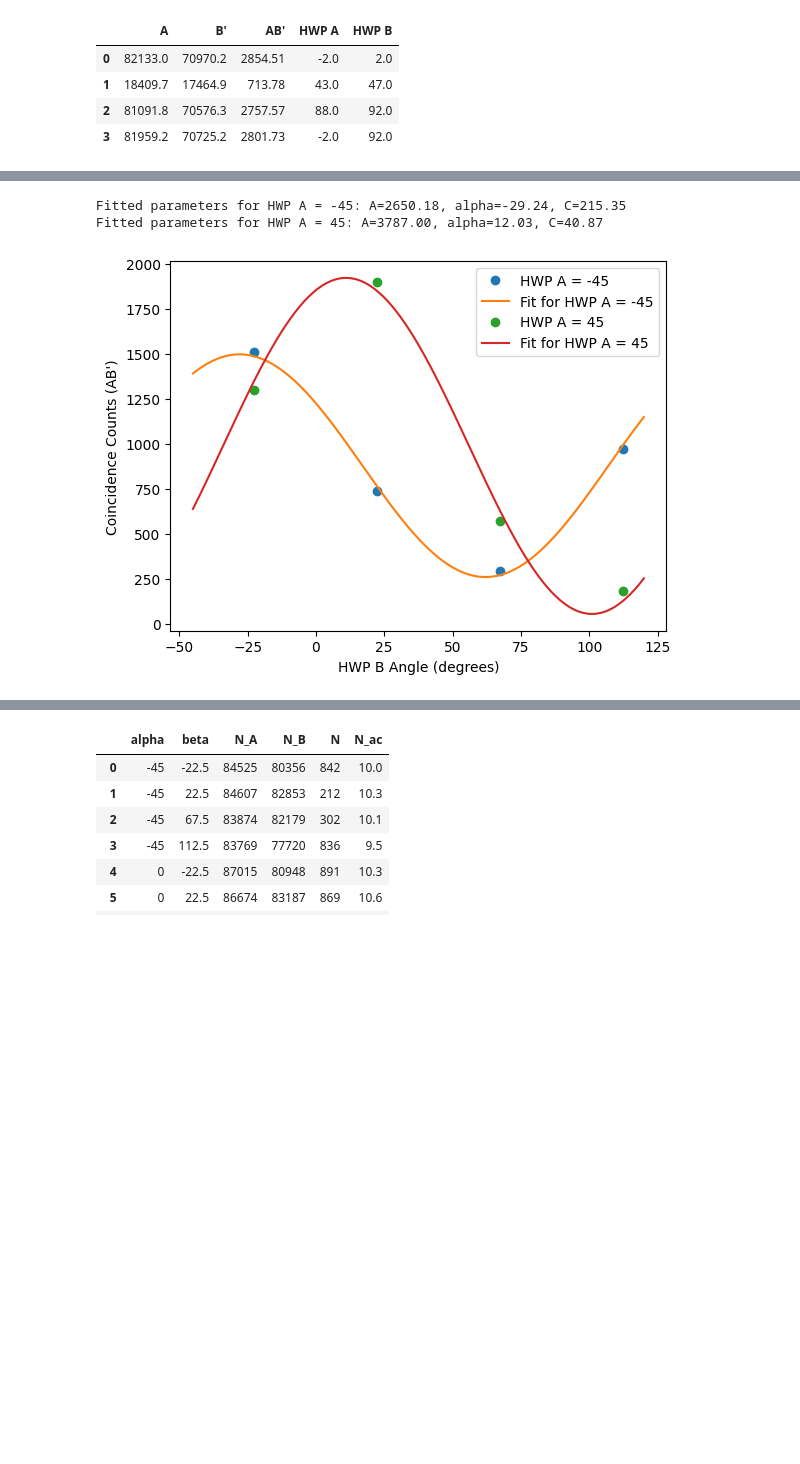
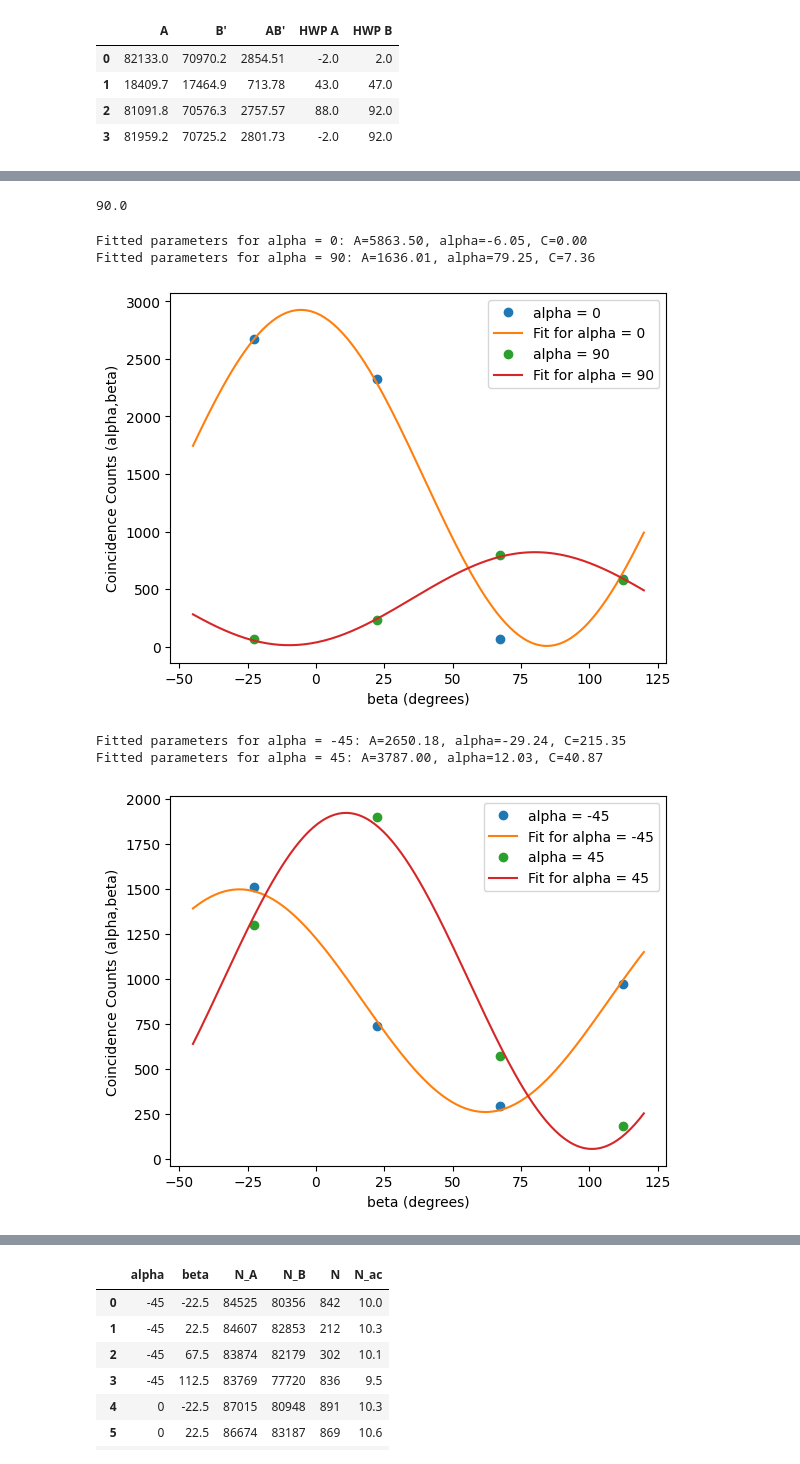
Before and after one commit to curtisjhu/bells-inequality, a Jupyter notebook: final.ipynb, the cells around one changed output, grey strips where cells are left out. Drawn from its saved outputs; the diff is of its cells as text; code cells hidden in the pictures; blank space fills up the shorter version.

```diff
--- a/final.ipynb
+++ b/final.ipynb
@@ -115,6 +115,6 @@ data[['A', "B'", "AB'", "HWP A", "HWP B"]].head()
 import pandas as pd
 
 data = pd.read_csv('final_alpha_beta_plots_data.csv')
-coincidences = data[['A', "B'", "AB'", "HWP A", "HWP B"]]
+coincidences = data[['A', "B'", "AB'", "alpha", "beta"]]
 coincidences
 # %% [output]
@@ -135,46 +135,53 @@ coincidences
 | 13 | 16831.9 | 17268.3 | 793.49 | 90.0 | 67.5 |
 | 14 | 16905.7 | 60748.7 | 231.43 | 90.0 | 22.5 |
 | 15 | 16865.8 | 67321.1 | 63.15 | 90.0 | -22.5 |
+# %%
+67.5 + 22.5
+# %% [output]
+90.0
 # %%
 import matplotlib.pyplot as plt
 from scipy.optimize import curve_fit
 import numpy as np
 
 def model(beta, A, alpha, C):
 	phi = 25  # Assuming phi = 0 for simplicity
 	theta_l = 45
 
 	alpha = np.radians(alpha) # I think used as an "offset" here
 	beta = np.radians(beta)
 	phi = np.radians(phi)
 	theta_l = np.radians(theta_l)
 
 	return A * (np.sin(alpha)**2 * np.sin(beta)**2 * np.cos(theta_l)**2 +
                     np.cos(alpha)**2 * np.cos(beta)**2 * np.sin(theta_l)**2 +
                     0.25 * np.sin(2*alpha) * np.sin(2*beta) * np.sin(2*theta_l) * np.cos(phi)) + C
 
-# vals = [-45, 0, 45, 90]
-vals = [-45, 45]
-# vals = [0, 90]
 
-for val in vals:
-	cn = coincidences[coincidences['HWP A'] == val]
-	plt.plot(cn['HWP B'], cn["AB'"], 'o', label=f'HWP A = {val}')
+def plot_data_and_fit(coincidences, vals):
+	for val in vals:
+		cn = coincidences[coincidences['alpha'] == val]
+		plt.plot(cn['beta'], cn["AB'"], 'o', label=f'alpha = {val}')
 
-	popt, pcov = curve_fit(model, cn['HWP B'], cn["AB'"], p0=[1000, val, 0], bounds=([0, -180, 0], [1e5, 180, 1e5]))
-	A, alpha, C = popt
-	print(f'Fitted parameters for HWP A = {val}: A={A:.2f}, alpha={alpha:.2f}, C={C:.2f}')
+		popt, pcov = curve_fit(model, cn['beta'], cn["AB'"], p0=[1000, val, 0], bounds=([0, -180, 0], [1e5, 180, 1e5]))
+		A, alpha, C = popt
+		print(f'Fitted parameters for alpha = {val}: A={A:.2f}, alpha={alpha:.2f}, C={C:.2f}')
 
-	betas = np.linspace(-45, 120, 200)
-	plt.plot(betas, model(betas, *popt), label=f'Fit for HWP A = {val}')
+		betas = np.linspace(-45, 120, 200)
+		plt.plot(betas, model(betas, *popt), label=f'Fit for alpha = {val}')
 
+		plt.xlabel("beta (degrees)")
+		plt.ylabel("Coincidence Counts (alpha,beta)")
+		plt.legend()
 
+	plt.show()
 
-plt.xlabel("HWP B Angle (degrees)")
-plt.ylabel("Coincidence Counts (AB')")
-plt.legend()
-plt.show()
+plot_data_and_fit(coincidences, [0, 90])
+plot_data_and_fit(coincidences, [-45, 45])
 # %% [output]
-Fitted parameters for HWP A = -45: A=2650.18, alpha=-29.24, C=215.35
-Fitted parameters for HWP A = 45: A=3787.00, alpha=12.03, C=40.87
+Fitted parameters for alpha = 0: A=5863.50, alpha=-6.05, C=0.00
+Fitted parameters for alpha = 90: A=1636.01, alpha=79.25, C=7.36
-[figure, old version]
+[figure, new version]
+Fitted parameters for alpha = -45: A=2650.18, alpha=-29.24, C=215.35
+Fitted parameters for alpha = 45: A=3787.00, alpha=12.03, C=40.87
+[figure, added]
```
Also changed, not shown: parts of 4 cells of this notebook, 2 other files.
